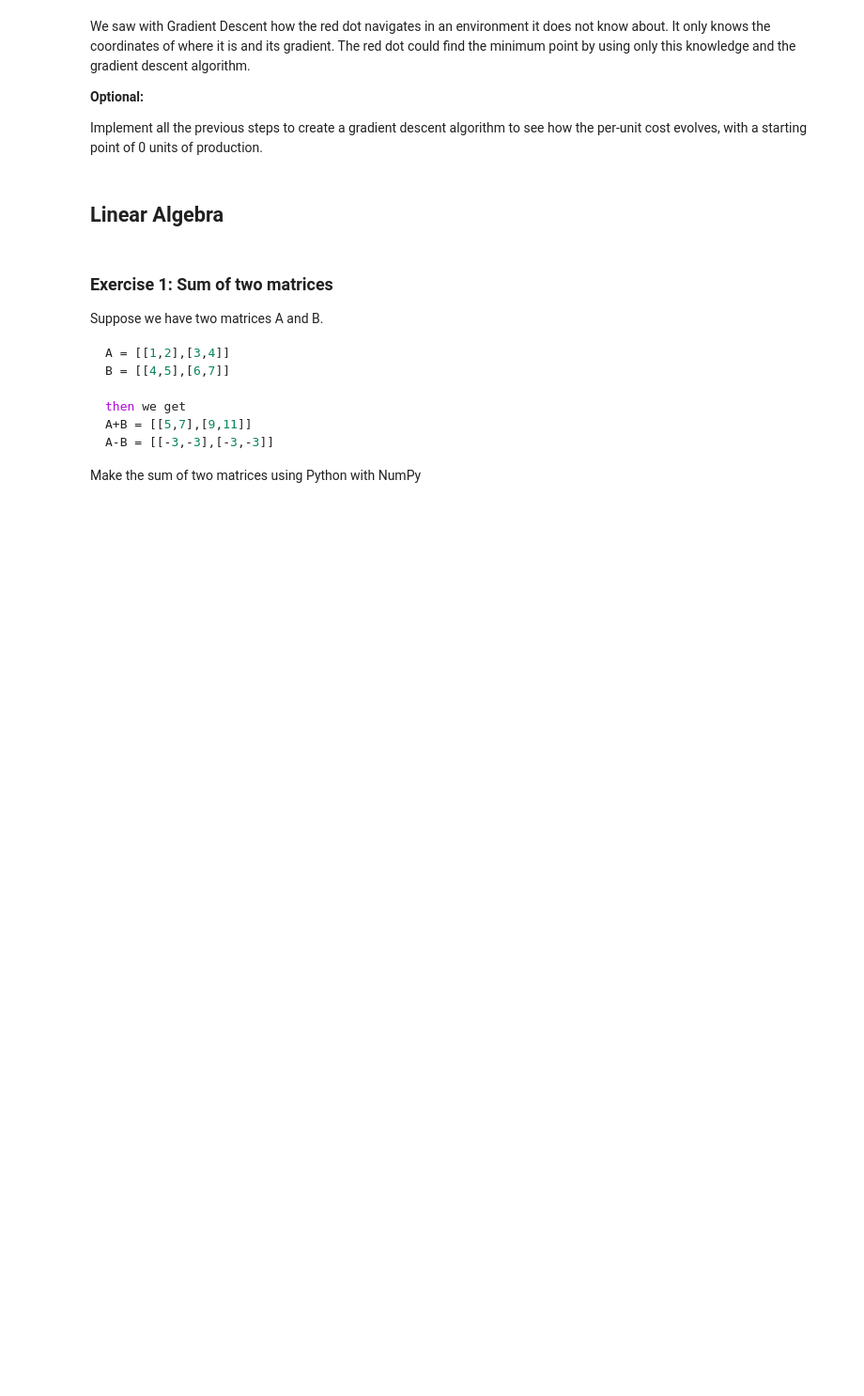
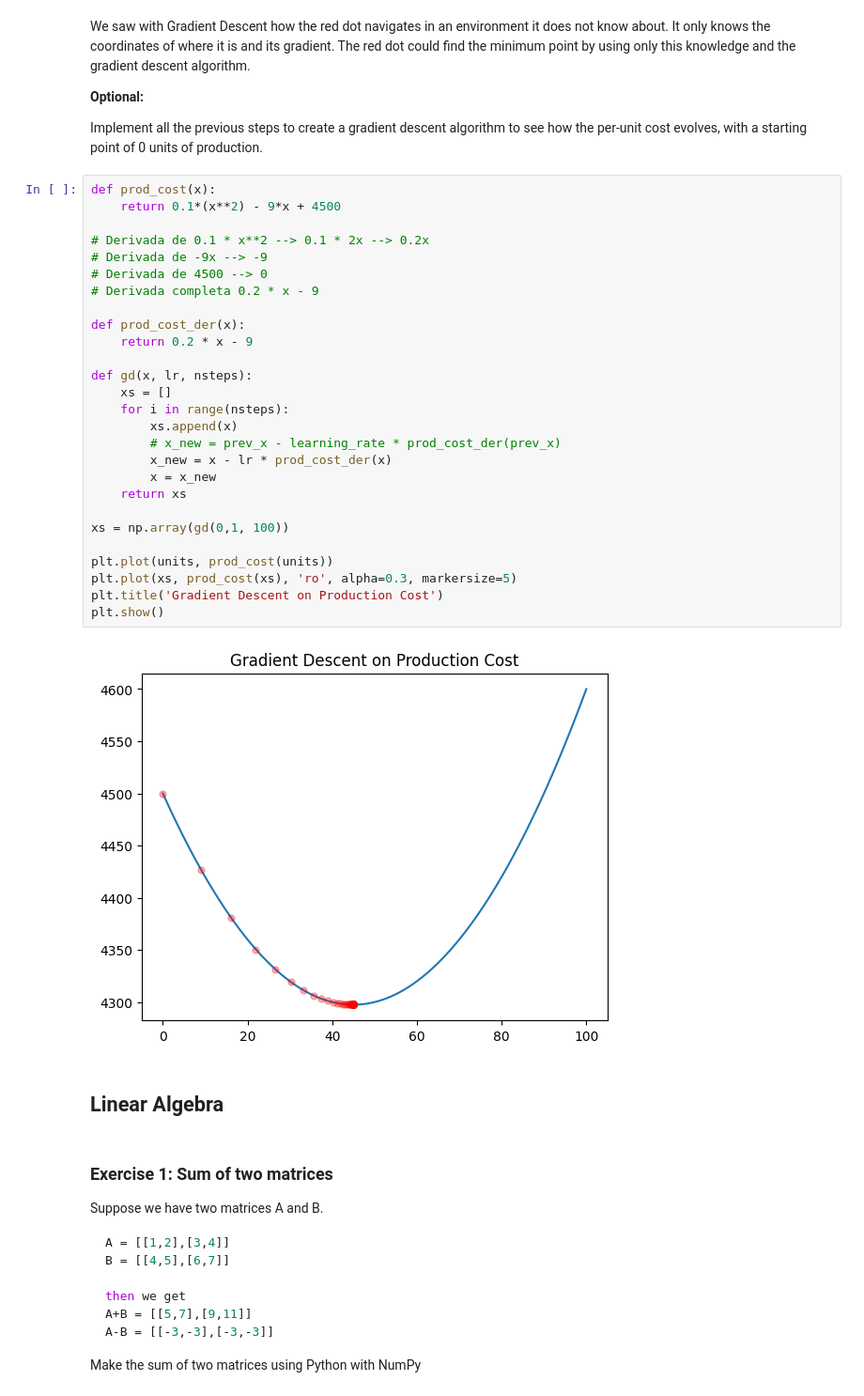
Before and after one commit to noehurtado/calculus-and-algebra-problems-with-python, a Jupyter notebook: notebook/problems.ipynb, the cells around one changed output. Shown at 94% size. Cells and saved outputs as stored; diff of their text form; blank space fills up the shorter version.

```diff
--- a/notebook/problems.ipynb
+++ b/notebook/problems.ipynb
@@ -297,6 +304,35 @@ We saw with Gradient Descent how the red dot navigates in an environment it does
 **Optional:**
 
 Implement all the previous steps to create a gradient descent algorithm to see how the per-unit cost evolves, with a starting point of 0 units of production.
+# %%
+def prod_cost(x):
+    return 0.1*(x**2) - 9*x + 4500
+
+# Derivada de 0.1 * x**2 --> 0.1 * 2x --> 0.2x
+# Derivada de -9x --> -9
+# Derivada de 4500 --> 0
+# Derivada completa 0.2 * x - 9
+
+def prod_cost_der(x):
+    return 0.2 * x - 9
+
+def gd(x, lr, nsteps):
+    xs = []
+    for i in range(nsteps):
+        xs.append(x)
+        # x_new = prev_x - learning_rate * prod_cost_der(prev_x)
+        x_new = x - lr * prod_cost_der(x)
+        x = x_new
+    return xs
+
+xs = np.array(gd(0,1, 100))
+
+plt.plot(units, prod_cost(units))
+plt.plot(xs, prod_cost(xs), 'ro', alpha=0.3, markersize=5)
+plt.title('Gradient Descent on Production Cost')
+plt.show()
+# %% [output]
+[figure, added]
 # %% [markdown]
 ## Linear Algebra
 # %% [markdown]
```
Also changed, not shown: parts of 4 cells of this notebook.
